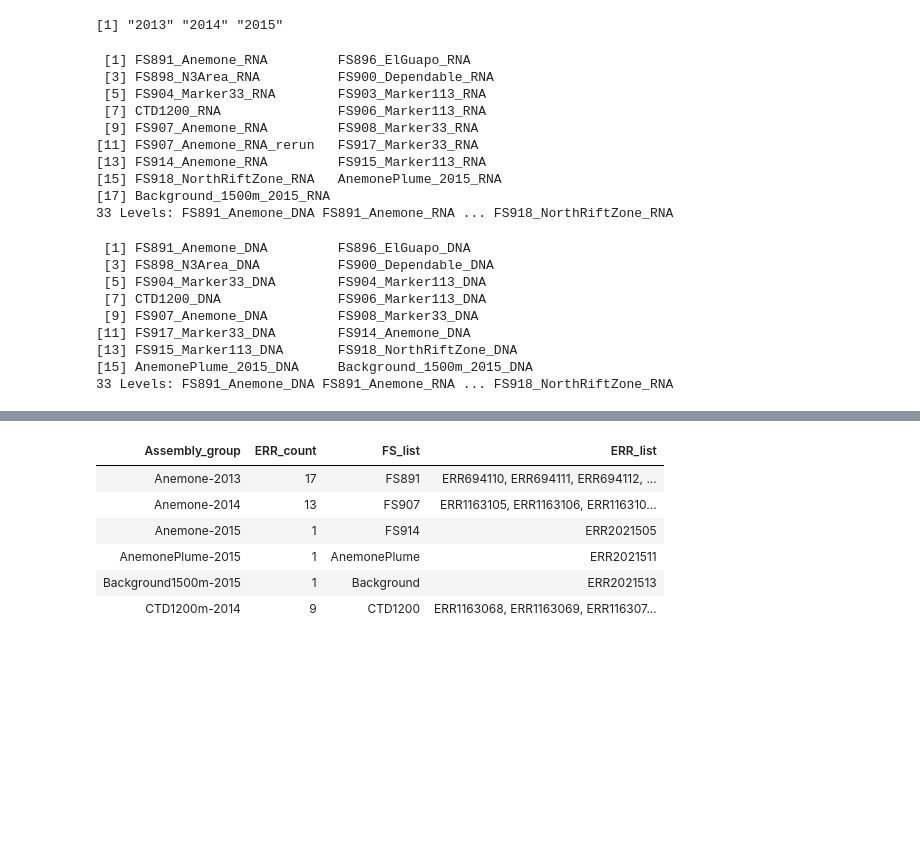
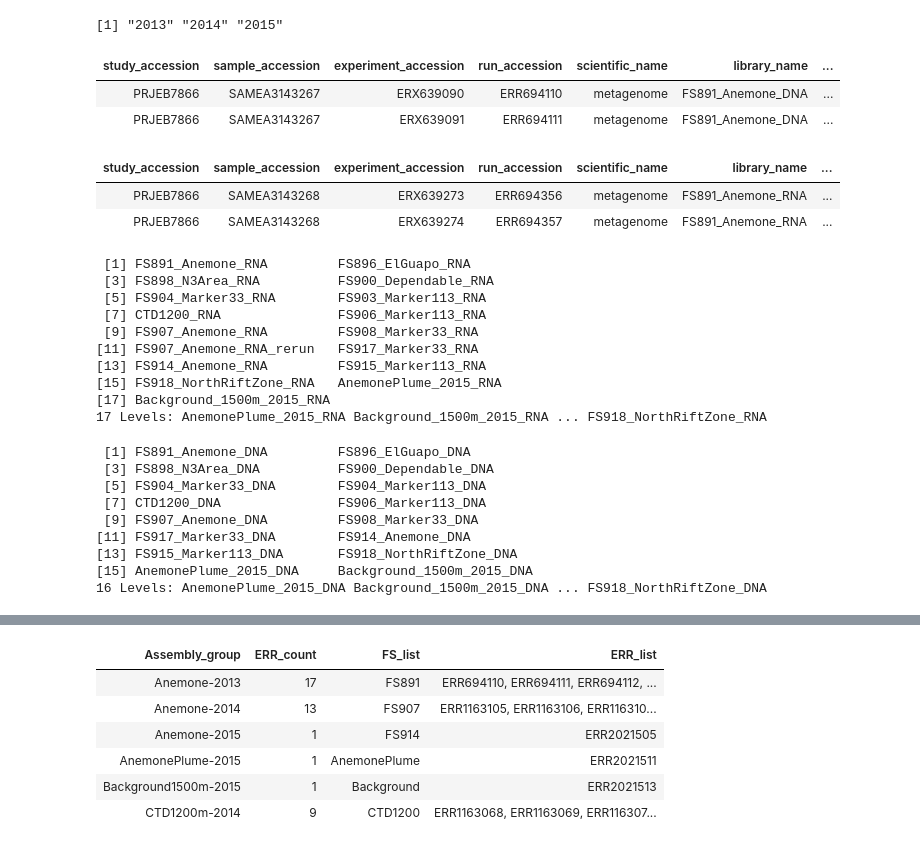
Before and after one commit to shu251/axial-seamount-euks, a Jupyter notebook: input/scripts/Generate-input-metaG-T-SNAKEMAKE.ipynb, the cells around one changed output, grey strips where cells are left out. Drawn from its saved outputs; the diff is of its cells as text; code cells hidden in the pictures; blank space fills up the shorter version.

```diff
--- a/input/scripts/Generate-input-metaG-T-SNAKEMAKE.ipynb
+++ b/input/scripts/Generate-input-metaG-T-SNAKEMAKE.ipynb
@@ -85,3 +85,25 @@ metat_axial <- subset(axial_all, library_source %in% "METATRANSCRIPTOMIC")
 # Input tables - separated by metaG and metaT
 write.table(metag_axial, file="axial_metaG.txt", quote=FALSE, sep="\t", row.names=FALSE)
 write.table(metat_axial, file="axial_metaT.txt", quote=FALSE, sep="\t", row.names=FALSE)
+# %%
+# Import from before, as I need to subsample
+metag_axial <- read.delim("/vortexfs1/omics/huber/shu/axial/axial-seamount-euks/input/axial_metaG.txt")
+metat_axial <- read.delim("/vortexfs1/omics/huber/shu/axial/axial-seamount-euks/input/axial_metaT.txt")
+head(metag_axial[1:2,])
+head(metat_axial[1:2,])
+#
+# List of ERR's with corrupted fastqs
+corrupt <- c("ERR1163088", "ERR1163077", "ERR1163099", "ERR1163119", "ERR1163121", "ERR1163093")
+metag_axial_2 <- subset(metag_axial, !(run_accession %in% corrupt))
+metat_axial_2 <- subset(metat_axial, !(run_accession %in% corrupt))
+#
+# Re-save
+write.table(metag_axial_2, file="/vortexfs1/omics/huber/shu/axial/axial-seamount-euks/input/axial_metaG-10302019.txt", quote=FALSE, sep="\t", row.names=FALSE)
+write.table(metat_axial_2, file="/vortexfs1/omics/huber/shu/axial/axial-seamount-euks/input/axial_metaT-10302019.txt", quote=FALSE, sep="\t", row.names=FALSE)
+# %% [output]
+| study_accession | sample_accession | experiment_accession | run_accession | scientific_name | library_name | ... |
+| PRJEB7866 | SAMEA3143267 | ERX639090 | ERR694110 | metagenome | FS891_Anemone_DNA | ... |
+| PRJEB7866 | SAMEA3143267 | ERX639091 | ERR694111 | metagenome | FS891_Anemone_DNA | ... |
+| study_accession | sample_accession | experiment_accession | run_accession | scientific_name | library_name | ... |
+| PRJEB7866 | SAMEA3143268 | ERX639273 | ERR694356 | metagenome | FS891_Anemone_RNA | ... |
+| PRJEB7866 | SAMEA3143268 | ERX639274 | ERR694357 | metagenome | FS891_Anemone_RNA | ... |
@@ -89,8 +113,8 @@ write.table(metat_axial, file="axial_metaT.txt", quote=FALSE, sep="\t", row.name
 # Generate axial assembly list
 # "Assembly_group" and list the "ERR_list"
 #head(metat_axial)
-unique(metat_axial$library_name)
-unique(metag_axial$library_name)
+unique(metat_axial_2$library_name)
+unique(metag_axial_2$library_name)
 # Note that only Anemone_RNA_rerun appears in the metaT dataset,
 ## will include as additional samples, so should be fine.
 # %% [output]
@@ -103,7 +127,7 @@ unique(metag_axial$library_name)
 [13] FS914_Anemone_RNA         FS915_Marker113_RNA
 [15] FS918_NorthRiftZone_RNA   AnemonePlume_2015_RNA
 [17] Background_1500m_2015_RNA
-33 Levels: FS891_Anemone_DNA FS891_Anemone_RNA ... FS918_NorthRiftZone_RNA
+17 Levels: AnemonePlume_2015_RNA Background_1500m_2015_RNA ... FS918_NorthRiftZone_RNA
  [1] FS891_Anemone_DNA         FS896_ElGuapo_DNA
  [3] FS898_N3Area_DNA          FS900_Dependable_DNA
  [5] FS904_Marker33_DNA        FS904_Marker113_DNA
@@ -112,6 +136,6 @@ unique(metag_axial$library_name)
 [11] FS917_Marker33_DNA        FS914_Anemone_DNA
 [13] FS915_Marker113_DNA       FS918_NorthRiftZone_DNA
 [15] AnemonePlume_2015_DNA     Background_1500m_2015_DNA
-33 Levels: FS891_Anemone_DNA FS891_Anemone_RNA ... FS918_NorthRiftZone_RNA
+16 Levels: AnemonePlume_2015_DNA Background_1500m_2015_DNA ... FS918_NorthRiftZone_DNA
 # %%
 # Modify and update metatranscriptome library IDs
```
Also changed, not shown: parts of 6 cells of this notebook, 4 other files.
